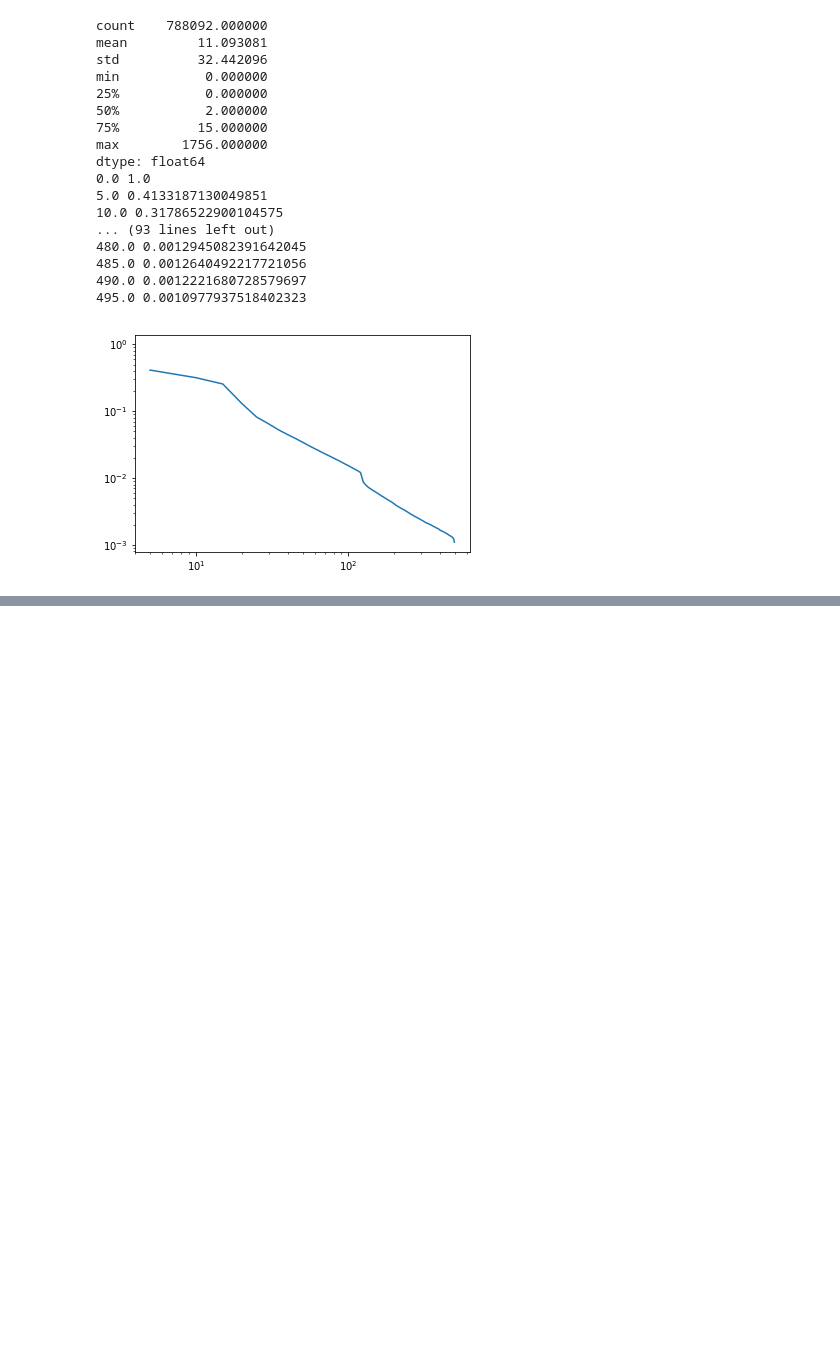
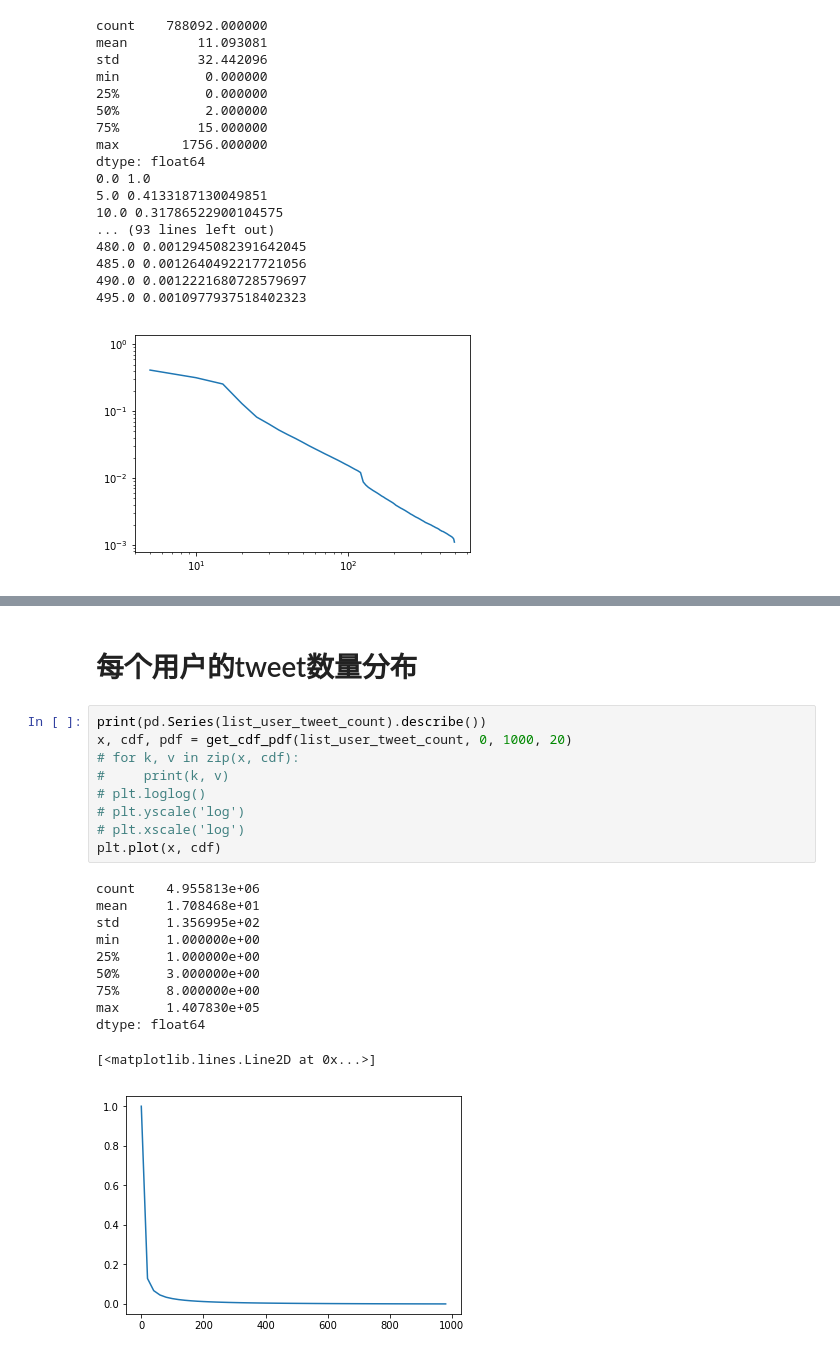
Before and after one commit to kayzhou/Guba_analysis, a Jupyter notebook: explore.ipynb, the cells around one changed output, grey strips where cells are left out. Drawn from its saved outputs; the diff is of its cells as text; blank space fills up the shorter version.

```diff
--- a/explore.ipynb
+++ b/explore.ipynb
@@ -215,0 +278,23 @@ dtype: float64
+# %% [markdown]
+# 每个用户的tweet数量分布
+# %%
+print(pd.Series(list_user_tweet_count).describe())
+x, cdf, pdf = get_cdf_pdf(list_user_tweet_count, 0, 1000, 20)
+# for k, v in zip(x, cdf):
+#     print(k, v)
+# plt.loglog()
+# plt.yscale('log')
+# plt.xscale('log')
+plt.plot(x, cdf)
+# %% [output]
+count    4.955813e+06
+mean     1.708468e+01
+std      1.356995e+02
+min      1.000000e+00
+25%      1.000000e+00
+50%      3.000000e+00
+75%      8.000000e+00
+max      1.407830e+05
+dtype: float64
+[<matplotlib.lines.Line2D at 0x...>]
+[figure, added]
```
Also changed, not shown: parts of 10 cells of this notebook.
